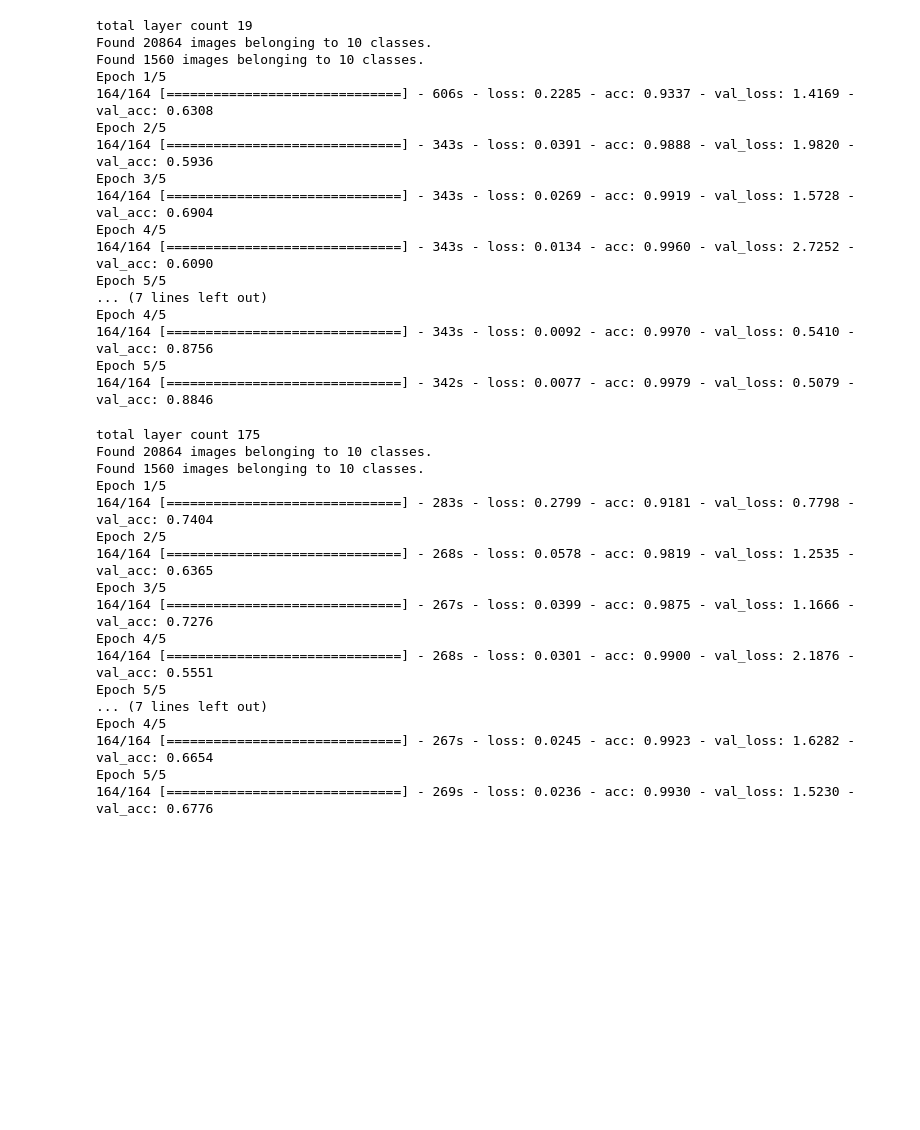
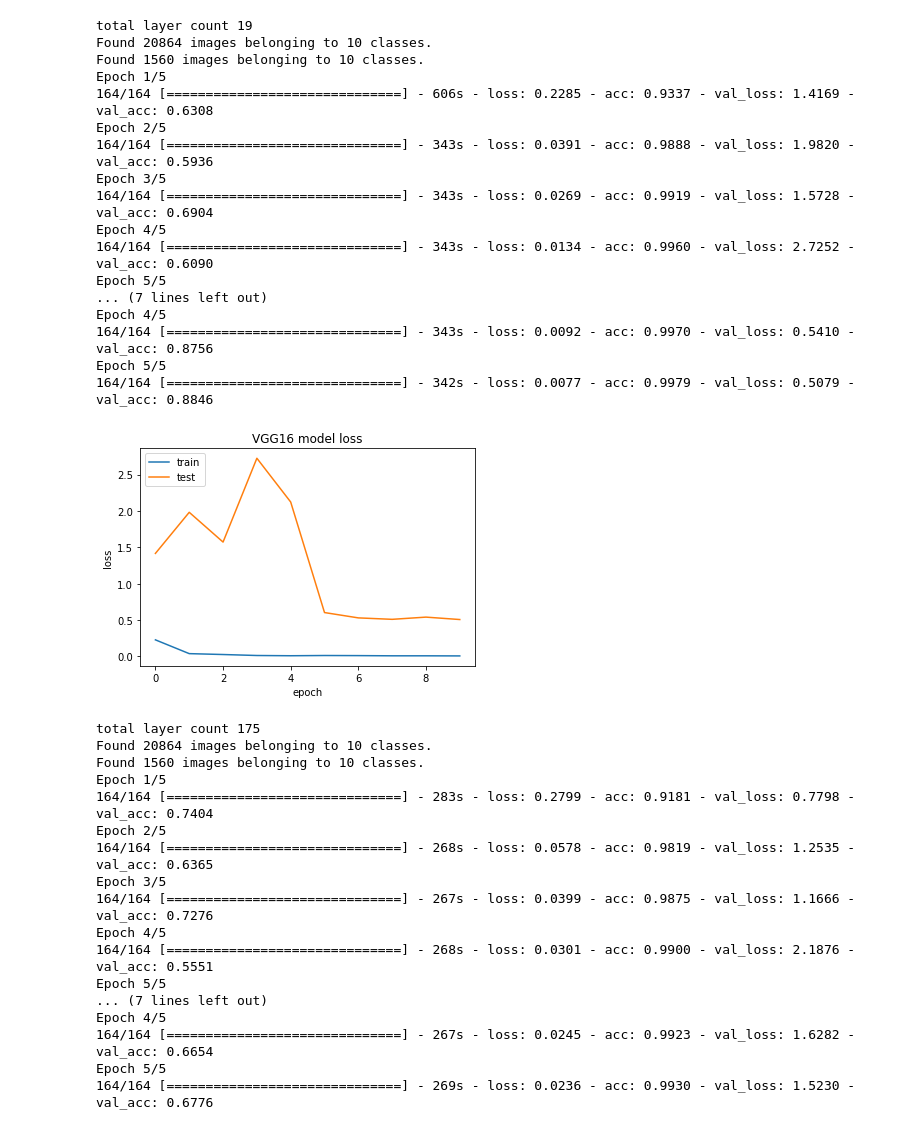
Before and after one commit to NaughtyFlame/distracted_driver_detection, a Jupyter notebook: distracted_driver_detection.ipynb, the cells around one changed output. Saved outputs shown, nothing was run; the diff lists cells and outputs as text; code cells hidden in the pictures; blank space fills up the shorter version.

```diff
--- a/distracted_driver_detection.ipynb
+++ b/distracted_driver_detection.ipynb
@@ -187,5 +188,21 @@ Epoch 4/5
 164/164 [==============================] - 343s - loss: 0.0092 - acc: 0.9970 - val_loss: 0.5410 - val_acc: 0.8756
 Epoch 5/5
 164/164 [==============================] - 342s - loss: 0.0077 - acc: 0.9979 - val_loss: 0.5079 - val_acc: 0.8846
+# %%
+import matplotlib.pyplot as plt
+# 后续补上loss可视化图片
+vgg_history ={
+    "loss":[0.2285, 0.0391, 0.0269, 0.0134, 0.0101, 0.0133, 0.0119, 0.0092, 0.0092, 0.0077],
+    "val_loss":[1.4169, 1.9820, 1.5728, 2.7252, 2.1233, 0.6038, 0.5305, 0.5107, 0.5410, 0.5079]
+}
+plt.plot(vgg_history['loss'])
+plt.plot(vgg_history['val_loss'])
+plt.title('VGG16 model loss')
+plt.ylabel('loss')
+plt.xlabel('epoch')
+plt.legend(['train', 'test'], loc='upper left')
+plt.show()
+# %% [output]
+[figure, added]
 # %%
 # ResNet50 155 finetune layer with BN 10 epoches
```
Also changed, not shown: parts of 5 cells of this notebook, 4 other files.
